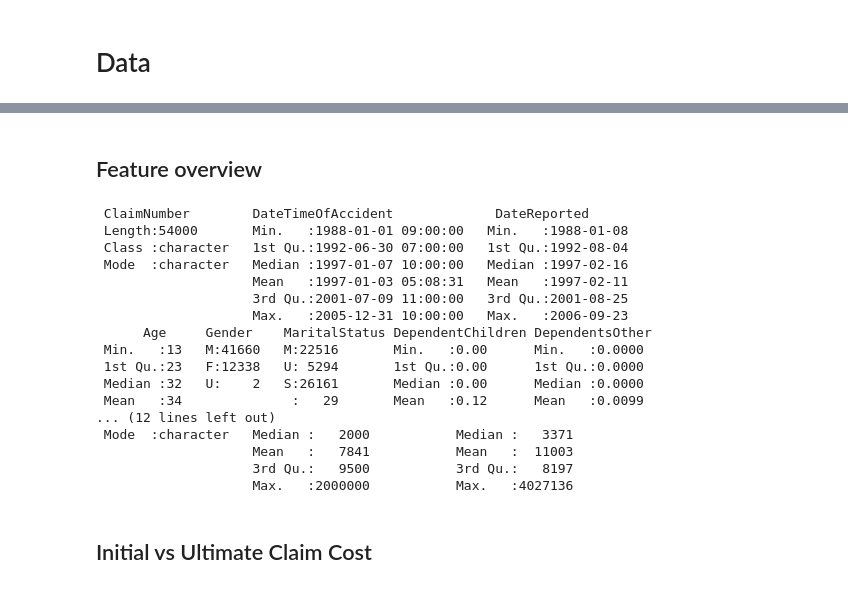
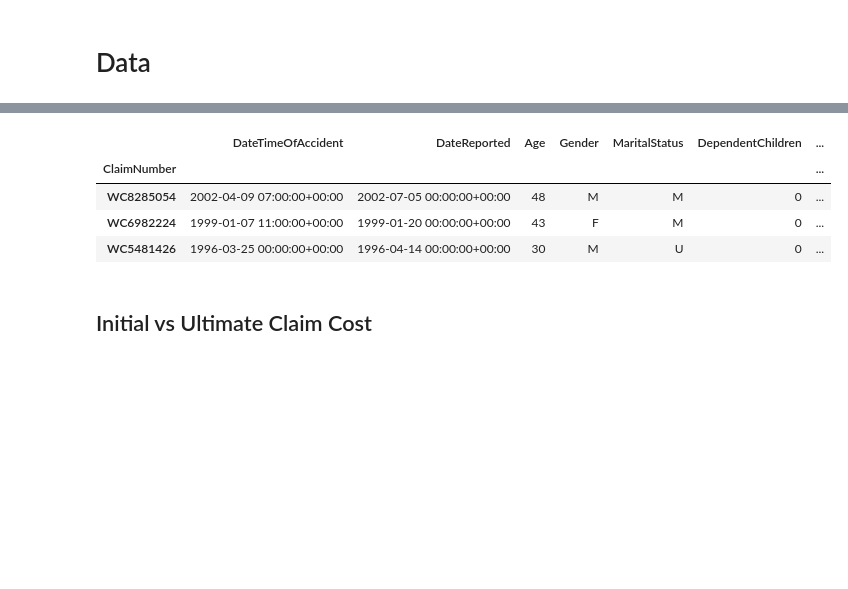
Before and after one commit to naelvis/Kaggle-Presentation, a Jupyter notebook: Notebook Python/alp-nanda-clean.ipynb, the cells around one changed output, grey strips where cells are left out. Cells and saved outputs as stored; diff of their text form; code cells hidden in the pictures; blank space fills up the shorter version.

```diff
--- a/Notebook Python/alp-nanda-clean.ipynb
+++ b/Notebook Python/alp-nanda-clean.ipynb
@@ -49,22 +18,0 @@ train %<>% mutate(DateTimeOfAccident = as_datetime(DateTimeOfAccident),
-# %% [markdown]
-## Feature overview
-# %%
-summary(train, digits=2)
-# %% [output]
- ClaimNumber        DateTimeOfAccident             DateReported
- Length:54000       Min.   :1988-01-01 09:00:00   Min.   :1988-01-08
- Class :character   1st Qu.:1992-06-30 07:00:00   1st Qu.:1992-08-04
- Mode  :character   Median :1997-01-07 10:00:00   Median :1997-02-16
-                    Mean   :1997-01-03 05:08:31   Mean   :1997-02-11
-                    3rd Qu.:2001-07-09 11:00:00   3rd Qu.:2001-08-25
-                    Max.   :2005-12-31 10:00:00   Max.   :2006-09-23
-      Age     Gender    MaritalStatus DependentChildren DependentsOther
- Min.   :13   M:41660   M:22516       Min.   :0.00      Min.   :0.0000
- 1st Qu.:23   F:12338   U: 5294       1st Qu.:0.00      1st Qu.:0.0000
- Median :32   U:    2   S:26161       Median :0.00      Median :0.0000
- Mean   :34              :   29       Mean   :0.12      Mean   :0.0099
-... (12 lines left out)
- Mode  :character   Median :   2000           Median :   3371
-                    Mean   :   7841           Mean   :  11003
-                    3rd Qu.:   9500           3rd Qu.:   8197
-                    Max.   :2000000           Max.   :4027136
@@ -82,2 +21,16 @@ output_piv <- output  %>%
+# %%
+df=pd.read_csv(filepath_or_buffer="./actuarial-loss-estimation/train.csv",
+                   index_col='ClaimNumber',
+                   parse_dates=['DateTimeOfAccident','DateReported'],
+                   dtype={'Age':'int8','DependentChildren':'int8','DependentsOther':'int8','DaysWorkedPerWeek':'int8',
+                          'Gender':'category','MaritalStatus':'category','PartTimeFullTime':'category'}
+                  )
+df.head(3)
+# %% [output]
+|  | DateTimeOfAccident | DateReported | Age | Gender | MaritalStatus | DependentChildren | ... |
+| ClaimNumber |  |  |  |  |  |  | ... |
+| WC8285054 | 2002-04-09 07:00:00+00:00 | 2002-07-05 00:00:00+00:00 | 48 | M | M | 0 | ... |
+| WC6982224 | 1999-01-07 11:00:00+00:00 | 1999-01-20 00:00:00+00:00 | 43 | F | M | 0 | ... |
+| WC5481426 | 1996-03-25 00:00:00+00:00 | 1996-04-14 00:00:00+00:00 | 30 | M | U | 0 | ... |
 # %% [markdown]
 ## Initial vs Ultimate Claim Cost
```
Also changed, not shown: parts of 29 cells of this notebook, 5 other files.
